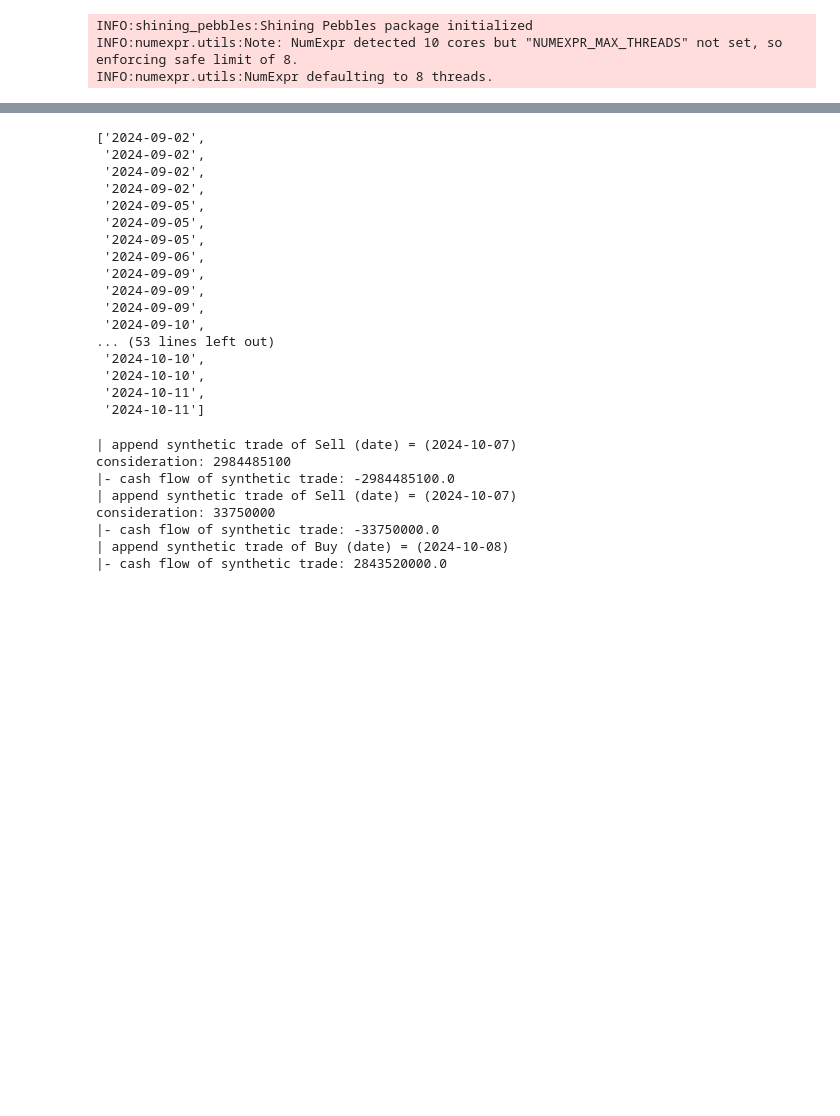
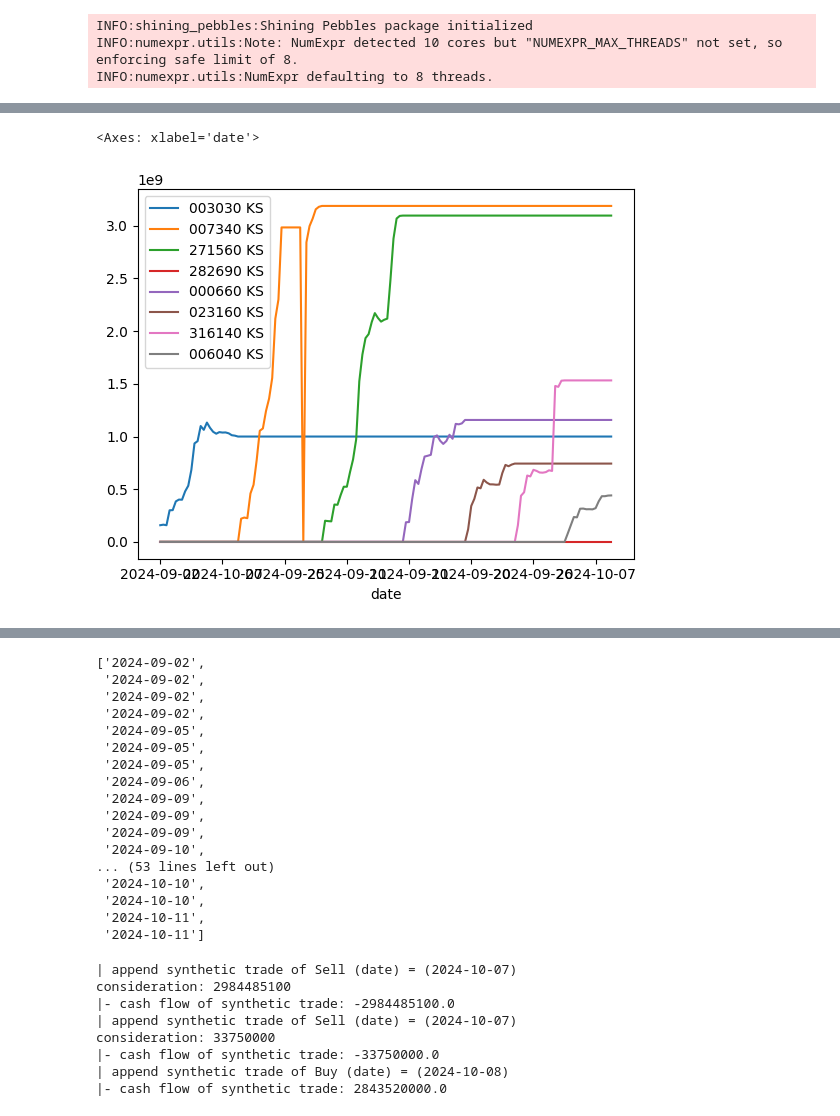
Before and after one commit to nailen1/cayman_office_system, a Jupyter notebook: build-sell-algorithms.ipynb, the cells around one changed output, grey strips where cells are left out. Cells and saved outputs as stored; diff of their text form; code cells hidden in the pictures; blank space fills up the shorter version.

```diff
--- a/build-sell-algorithms.ipynb
+++ b/build-sell-algorithms.ipynb
@@ -42,0 +432,13 @@ trades.history
+# %%
+frame = ts.frame
+frame['usdkrw'] = frame.index.map(get_usdkrw_of_date)
+frame['initial_balance_usd'] = frame['initial_balance_usd'].ffill()
+frame['initial_balance_krw'] = frame['initial_balance_usd'] * frame['usdkrw']
+frame = frame.merge(ts.cashflow, left_index=True, right_index=True, how='left')
+frame['cashflow'] = frame['cashflow'].fillna(0)
+frame['cashflow_cum'] = frame['cashflow'].cumsum()
+frame['cash_krw'] = frame['initial_balance_krw'] + frame['cashflow_cum']
+frame['cash_usd'] = frame['cash_krw'] / frame['usdkrw']
+cols_to_keep = ['cash_usd', 'cash_krw']
+frame = frame[cols_to_keep]
+frame
@@ -42,0 +689,3 @@ trades.history
+# %%
+merged_info = trades.merged_info
+merged_info
@@ -42,0 +706,3 @@ trades.history
+# %%
+df_nums = merged_info[['date', 'ticker', 'delta_shares']]
+df_nums
@@ -42,0 +723,15 @@ trades.history
+# %%
+dct = {}
+for ticker in df_nums['ticker'].unique():
+    df = df_nums[df_nums['ticker'] == ticker].copy()
+    df[f'num_shares: {ticker}'] = df['delta_shares'].cumsum()
+    df = df.set_index('date')
+    price = get_price_by_ticker(ticker)
+    price = price[price.index>=df.index[0]]
+    df = df.merge(price, how='right', left_index=True, right_index=True)
+    df[f'num_shares: {ticker}'] = df[f'num_shares: {ticker}'].ffill().fillna(0)
+    df[ticker] = df[f'num_shares: {ticker}'] * df['price_last']
+    cols_to_keep = [ticker]
+    df = df[cols_to_keep]
+    dct[ticker] = df
+dct
@@ -42,0 +813,5 @@ trades.history
+# %%
+df.plot()
+# %% [output]
+<Axes: xlabel='date'>
+[figure, added]
```
Also changed, not shown: parts of 91 cells of this notebook, 16 other files.
